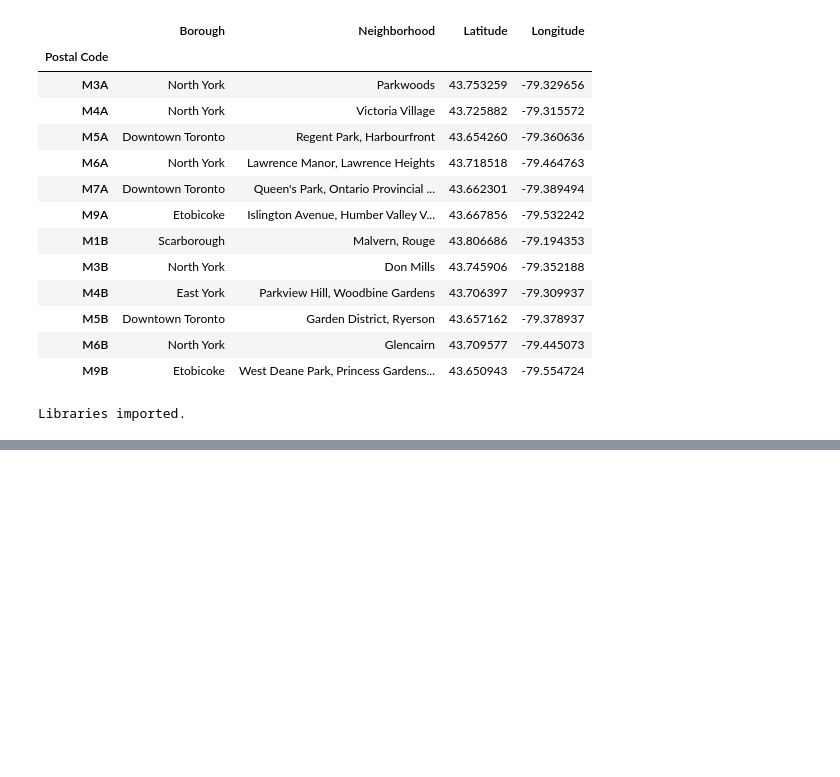
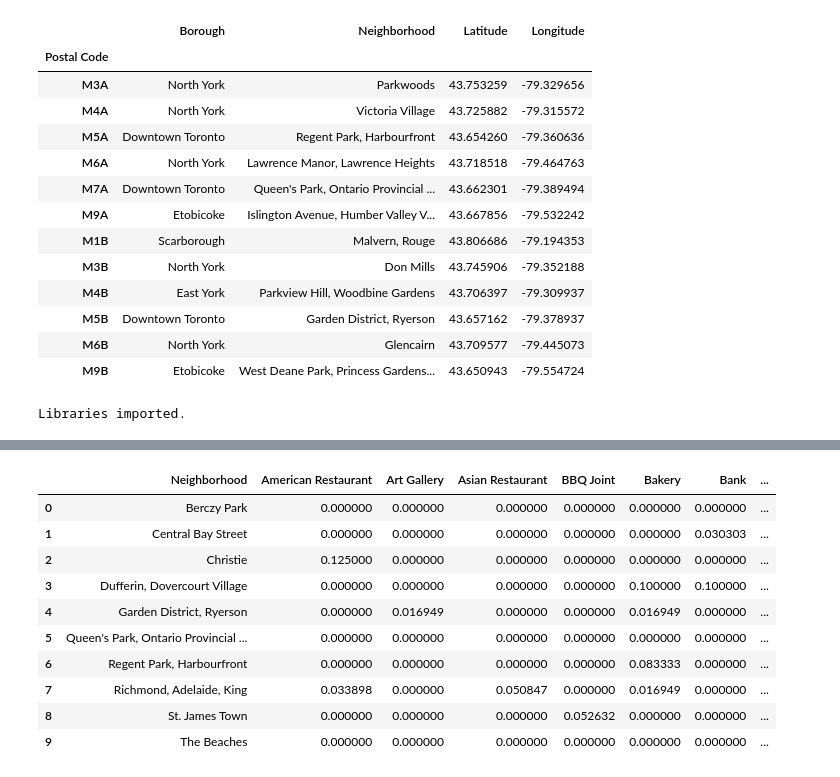
Before and after one commit to nishitcs94/Coursera_Capstone, a Jupyter notebook: capstone_week2_3.ipynb, the cells around one changed output, grey strips where cells are left out. Drawn from its saved outputs; the diff is of its cells as text; code cells hidden in the pictures; blank space fills up the shorter version.

```diff
--- a/capstone_week2_3.ipynb
+++ b/capstone_week2_3.ipynb
@@ -187,0 +192,9 @@ map_toronto
+# %%
+neighborhood_latitude = toronto_df['Latitude'][0] # neighborhood latitude value
+neighborhood_longitude = toronto_df['Longitude'][0] # neighborhood longitude value
+
+neighborhood_name = toronto_df['Neighborhood'][0] # neighborhood name
+
+print('Latitude and longitude values of {} are {}, {}.'.format(neighborhood_name,
+                                                               neighborhood_latitude,
+                                                               neighborhood_longitude))
@@ -187,0 +203,6 @@ map_toronto
+# %%
+LIMIT = 100
+radius = 300
+url = 'https://api.foursquare.com/v2/venues/explore?client_id={}&client_secret={}&ll={},{}&v={}&radius={}&limit={}'.format(CLIENT_ID, CLIENT_SECRET, neighborhood_latitude, neighborhood_longitude, VERSION, radius, LIMIT)
+print(url)
+neighborhood_json = requests.get(url).json()
@@ -187,0 +285,5 @@ map_toronto
+# %%
+toronto_venues_df = getNearbyVenues(names=toronto_df['Neighborhood'],
+                                   latitudes=toronto_df['Latitude'],
+                                   longitudes=toronto_df['Longitude']
+                                  )
@@ -187,0 +331,12 @@ map_toronto
+# %%
+# one hot encoding
+toronto_onehot = pd.get_dummies(toronto_venues_df[['Venue Category']], prefix="", prefix_sep="")
+
+# add neighborhood column back to dataframe
+toronto_onehot['Neighborhood'] = toronto_venues_df['Neighborhood']
+
+# move neighborhood column to the first column
+fixed_columns = [toronto_onehot.columns[-1]] + list(toronto_onehot.columns[:-1])
+toronto_onehot = toronto_onehot[fixed_columns]
+
+toronto_onehot.head()
@@ -187,0 +350,15 @@ map_toronto
+# %%
+toronto_grouped = toronto_onehot.groupby('Neighborhood').mean().reset_index()
+toronto_grouped
+# %% [output]
+|  | Neighborhood | American Restaurant | Art Gallery | Asian Restaurant | BBQ Joint | Bakery | Bank | ... |
+| 0 | Berczy Park | 0.000000 | 0.000000 | 0.000000 | 0.000000 | 0.000000 | 0.000000 | ... |
+| 1 | Central Bay Street | 0.000000 | 0.000000 | 0.000000 | 0.000000 | 0.000000 | 0.030303 | ... |
+| 2 | Christie | 0.125000 | 0.000000 | 0.000000 | 0.000000 | 0.000000 | 0.000000 | ... |
+| 3 | Dufferin, Dovercourt Village | 0.000000 | 0.000000 | 0.000000 | 0.000000 | 0.100000 | 0.100000 | ... |
+| 4 | Garden District, Ryerson | 0.000000 | 0.016949 | 0.000000 | 0.000000 | 0.016949 | 0.000000 | ... |
+| 5 | Queen's Park, Ontario Provincial ... | 0.000000 | 0.000000 | 0.000000 | 0.000000 | 0.000000 | 0.000000 | ... |
+| 6 | Regent Park, Harbourfront | 0.000000 | 0.000000 | 0.000000 | 0.000000 | 0.083333 | 0.000000 | ... |
+| 7 | Richmond, Adelaide, King | 0.033898 | 0.000000 | 0.050847 | 0.000000 | 0.016949 | 0.000000 | ... |
+| 8 | St. James Town | 0.000000 | 0.000000 | 0.000000 | 0.052632 | 0.000000 | 0.000000 | ... |
+| 9 | The Beaches | 0.000000 | 0.000000 | 0.000000 | 0.000000 | 0.000000 | 0.000000 | ... |
```
Also changed, not shown: parts of 16 cells of this notebook.
